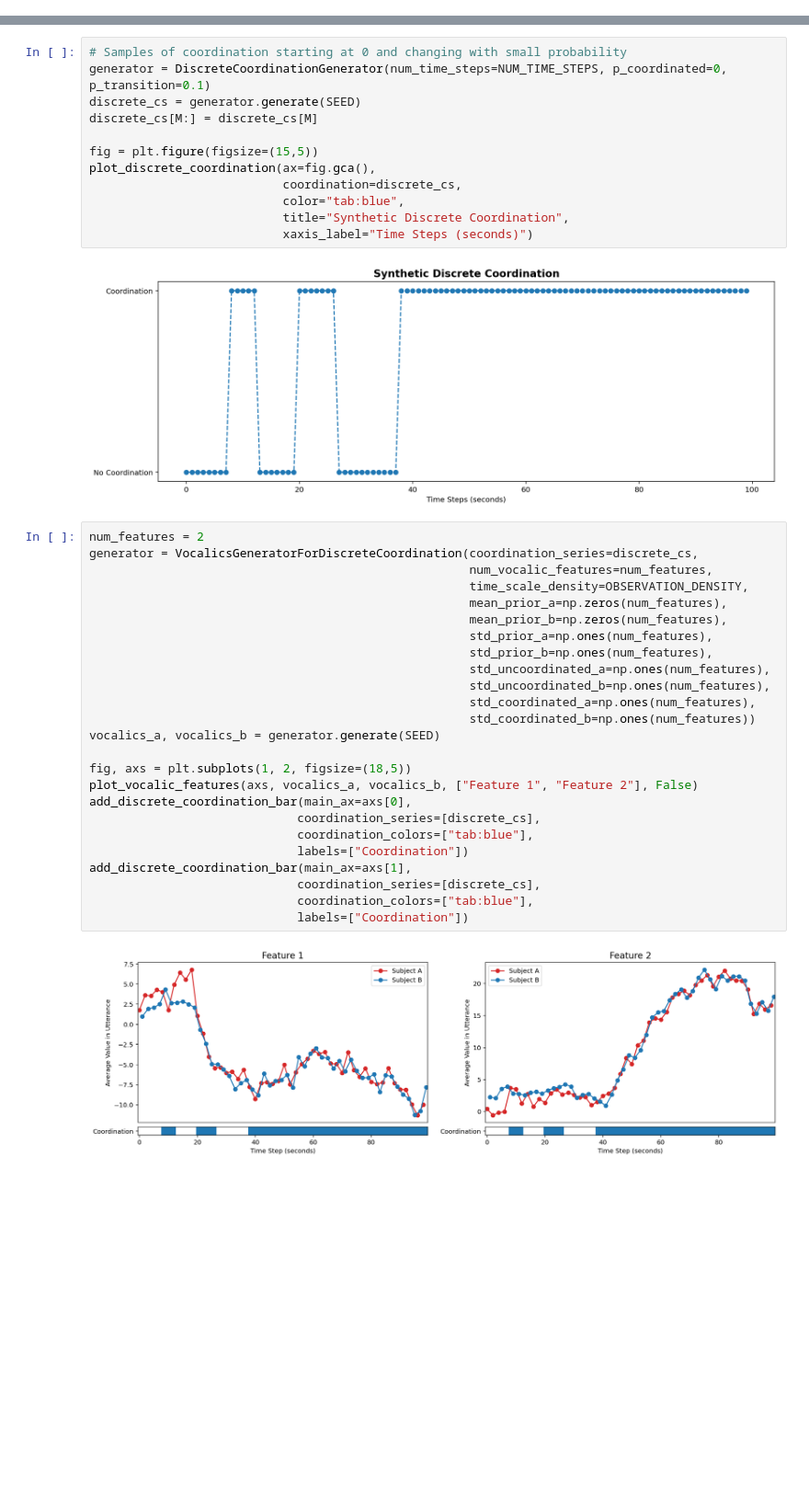
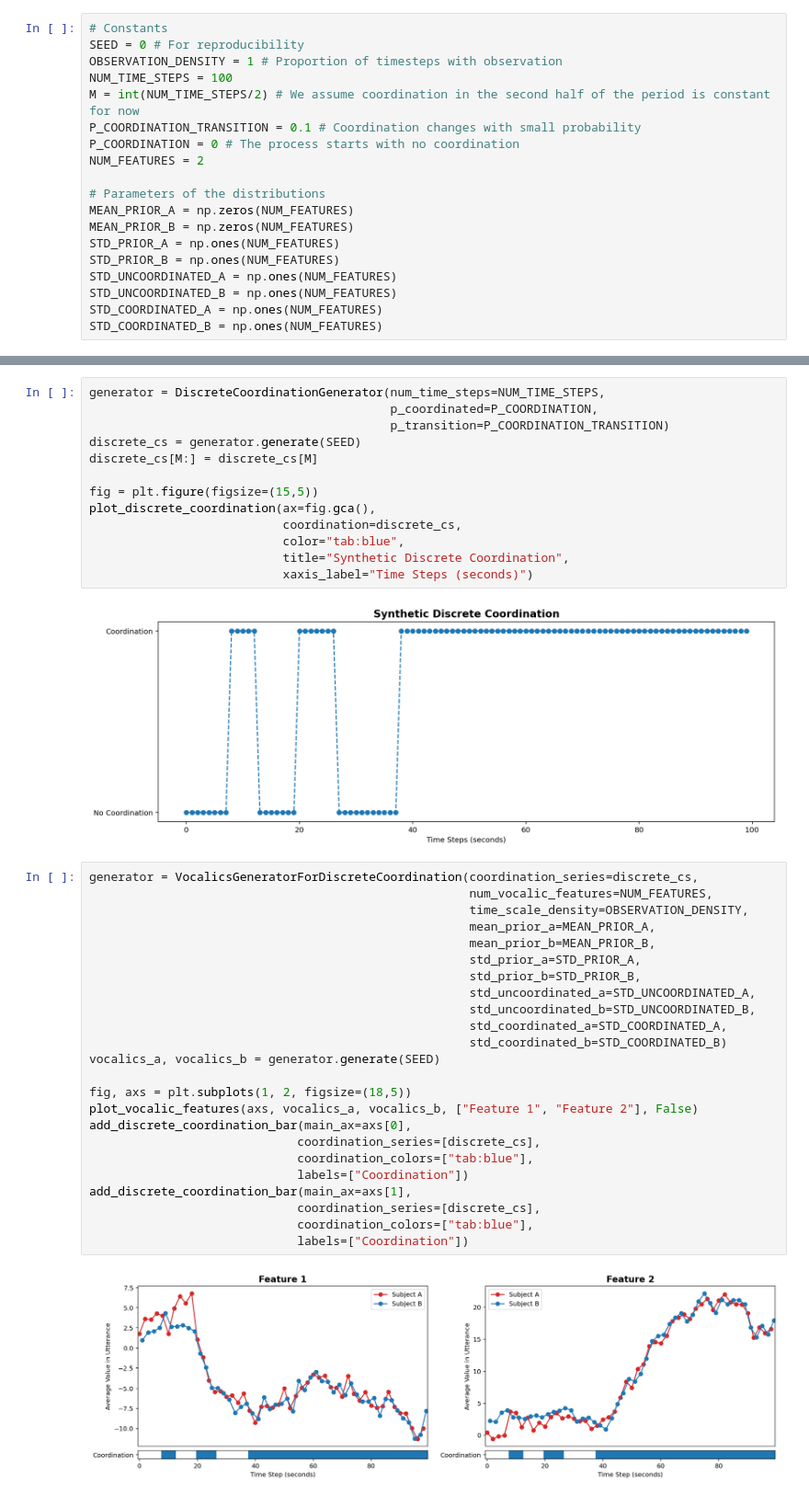
Before and after one commit to paulosoaresua/tomcat-coordination_analysis, a Jupyter notebook: notebooks/Coordination Model - Vocalics Component (Hard Coupling).ipynb, the cells around one changed output, grey strips where cells are left out. Shown at 92% size. Cells and saved outputs as stored; diff of their text form; blank space fills up the shorter version.

```diff
--- a/notebooks/Coordination Model - Vocalics Component (Hard Coupling).ipynb
+++ b/notebooks/Coordination Model - Vocalics Component (Hard Coupling).ipynb
@@ -88,8 +47,28 @@ def equalize_xlim(axs: List[Any], max_value: int):
+# %%
+# Constants
+SEED = 0 # For reproducibility
+OBSERVATION_DENSITY = 1 # Proportion of timesteps with observation
+NUM_TIME_STEPS = 100
+M = int(NUM_TIME_STEPS/2) # We assume coordination in the second half of the period is constant for now
+P_COORDINATION_TRANSITION = 0.1 # Coordination changes with small probability
+P_COORDINATION = 0 # The process starts with no coordination
+NUM_FEATURES = 2
+
+# Parameters of the distributions
+MEAN_PRIOR_A = np.zeros(NUM_FEATURES)
+MEAN_PRIOR_B = np.zeros(NUM_FEATURES)
+STD_PRIOR_A = np.ones(NUM_FEATURES)
+STD_PRIOR_B = np.ones(NUM_FEATURES)
+STD_UNCOORDINATED_A = np.ones(NUM_FEATURES)
+STD_UNCOORDINATED_B = np.ones(NUM_FEATURES)
+STD_COORDINATED_A = np.ones(NUM_FEATURES)
+STD_COORDINATED_B = np.ones(NUM_FEATURES)
 # %% [markdown]
 ## Syntetic Data
 # %%
-# Samples of coordination starting at 0 and changing with small probability
-generator = DiscreteCoordinationGenerator(num_time_steps=NUM_TIME_STEPS, p_coordinated=0, p_transition=0.1)
+generator = DiscreteCoordinationGenerator(num_time_steps=NUM_TIME_STEPS,
+                                          p_coordinated=P_COORDINATION,
+                                          p_transition=P_COORDINATION_TRANSITION)
 discrete_cs = generator.generate(SEED)
 discrete_cs[M:] = discrete_cs[M]
 
@@ -102,32 +81,31 @@ plot_discrete_coordination(ax=fig.gca(),
 # %% [output]
 [figure]
 # %%
-num_features = 2
 generator = VocalicsGeneratorForDiscreteCoordination(coordination_series=discrete_cs,
-                                                     num_vocalic_features=num_features,
+                                                     num_vocalic_features=NUM_FEATURES,
                                                      time_scale_density=OBSERVATION_DENSITY,
-                                                     mean_prior_a=np.zeros(num_features),
-                                                     mean_prior_b=np.zeros(num_features),
-                                                     std_prior_a=np.ones(num_features),
-                                                     std_prior_b=np.ones(num_features),
-                                                     std_uncoordinated_a=np.ones(num_features),
-                                                     std_uncoordinated_b=np.ones(num_features),
-                                                     std_coordinated_a=np.ones(num_features),
-                                                     std_coordinated_b=np.ones(num_features))
+                                                     mean_prior_a=MEAN_PRIOR_A,
+                                                     mean_prior_b=MEAN_PRIOR_B,
+                                                     std_prior_a=STD_PRIOR_A,
+                                                     std_prior_b=STD_PRIOR_B,
+                                                     std_uncoordinated_a=STD_UNCOORDINATED_A,
+                                                     std_uncoordinated_b=STD_UNCOORDINATED_B,
+                                                     std_coordinated_a=STD_COORDINATED_A,
+                                                     std_coordinated_b=STD_COORDINATED_B)
 vocalics_a, vocalics_b = generator.generate(SEED)
 
 fig, axs = plt.subplots(1, 2, figsize=(18,5))
 plot_vocalic_features(axs, vocalics_a, vocalics_b, ["Feature 1", "Feature 2"], False)
 add_discrete_coordination_bar(main_ax=axs[0],
                              coordination_series=[discrete_cs],
                              coordination_colors=["tab:blue"],
                              labels=["Coordination"])
 add_discrete_coordination_bar(main_ax=axs[1],
                              coordination_series=[discrete_cs],
                              coordination_colors=["tab:blue"],
                              labels=["Coordination"])
 # %% [output]
-[figure, old version]
+[figure, new version]
 # %% [markdown]
 ## Inference
 
```
Also changed, not shown: parts of 6 cells of this notebook, 12 other files.
